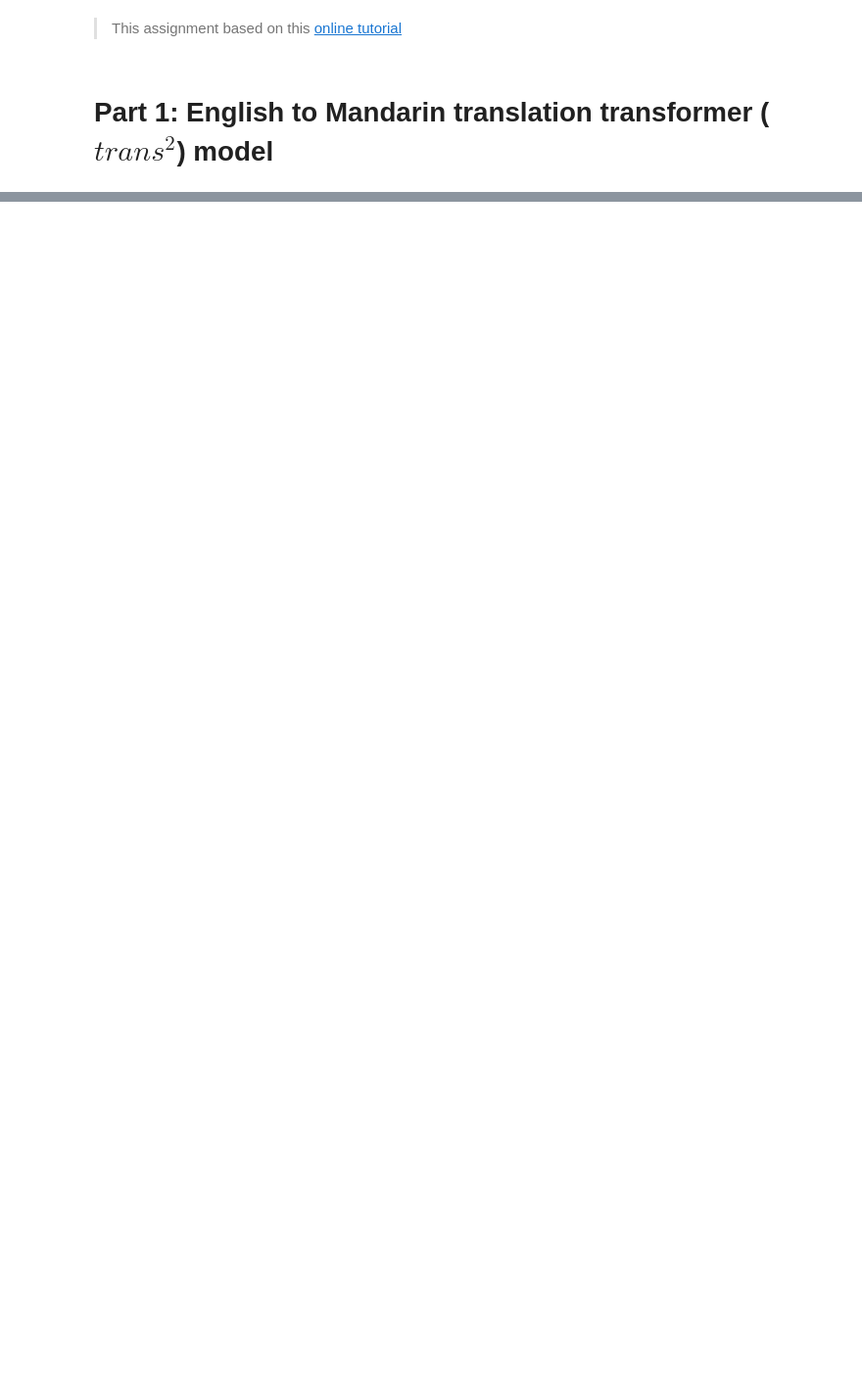
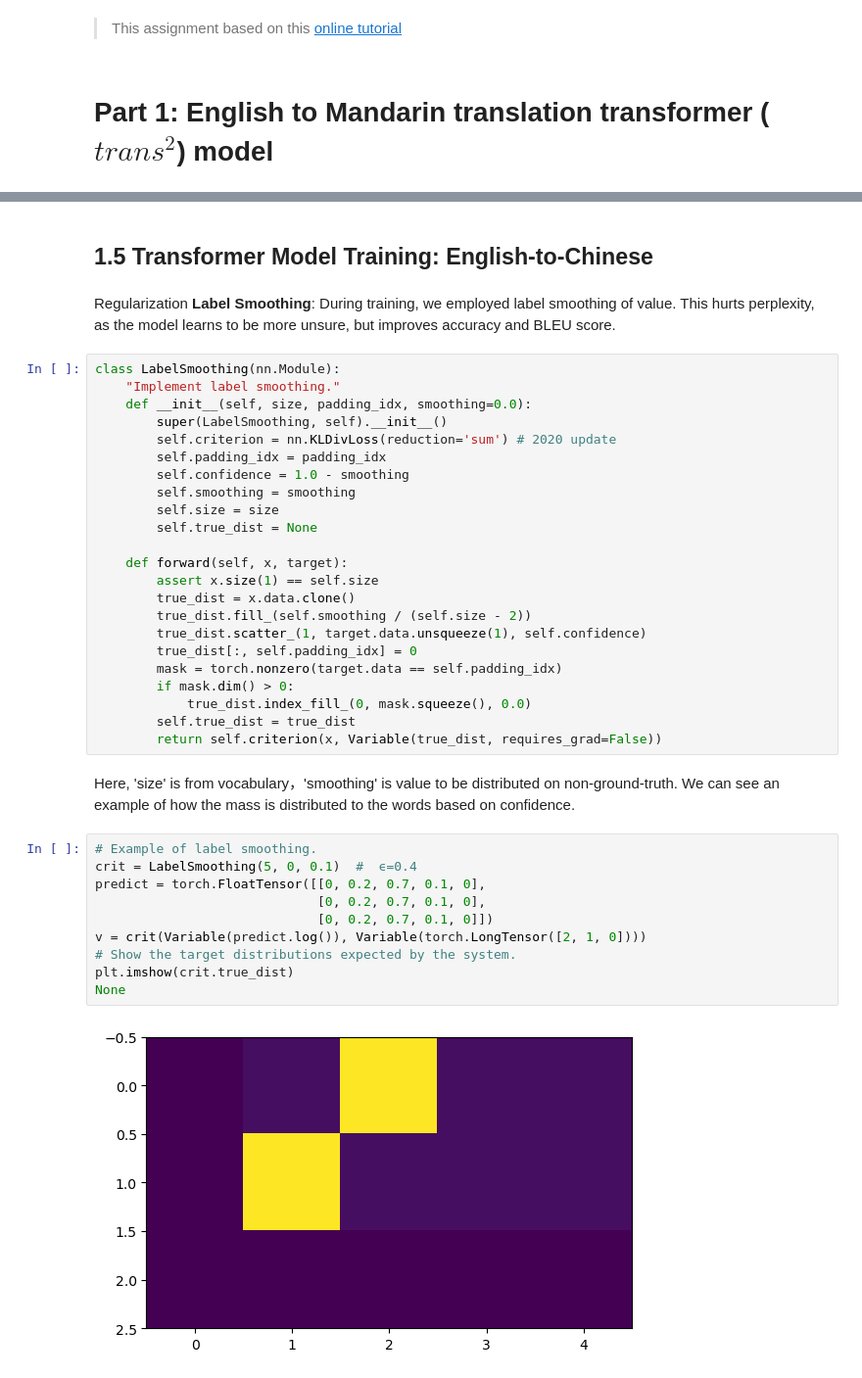
Before and after one commit to jona1115/trans2_encn, a Jupyter notebook: trans2_homework.ipynb, the cells around one changed output, grey strips where cells are left out. Shown at 98% size. Cells and saved outputs as stored; diff of their text form; blank space fills up the shorter version.

```diff
--- a/trans2_homework.ipynb
+++ b/trans2_homework.ipynb
@@ -108,0 +647,41 @@ DEVICE = torch.device("cuda" if torch.cuda.is_available() else "cpu")
+# %% [markdown]
+## 1.5 Transformer Model Training: English-to-Chinese
+# %% [markdown]
+Regularization **Label Smoothing**: During training, we employed label smoothing of value. This hurts perplexity, as the model learns to be more unsure, but improves accuracy and BLEU score.
+# %%
+class LabelSmoothing(nn.Module):
+    "Implement label smoothing."
+    def __init__(self, size, padding_idx, smoothing=0.0):
+        super(LabelSmoothing, self).__init__()
+        self.criterion = nn.KLDivLoss(reduction='sum') # 2020 update
+        self.padding_idx = padding_idx
+        self.confidence = 1.0 - smoothing
+        self.smoothing = smoothing
+        self.size = size
+        self.true_dist = None
+
+    def forward(self, x, target):
+        assert x.size(1) == self.size
+        true_dist = x.data.clone()
+        true_dist.fill_(self.smoothing / (self.size - 2))
+        true_dist.scatter_(1, target.data.unsqueeze(1), self.confidence)
+        true_dist[:, self.padding_idx] = 0
+        mask = torch.nonzero(target.data == self.padding_idx)
+        if mask.dim() > 0:
+            true_dist.index_fill_(0, mask.squeeze(), 0.0)
+        self.true_dist = true_dist
+        return self.criterion(x, Variable(true_dist, requires_grad=False))
+# %% [markdown]
+Here, 'size' is from vocabulary，'smoothing' is value to be distributed on non-ground-truth. We can see an example of how the mass is distributed to the words based on confidence.
+# %%
+# Example of label smoothing.
+crit = LabelSmoothing(5, 0, 0.1)  #  ϵ=0.4
+predict = torch.FloatTensor([[0, 0.2, 0.7, 0.1, 0],
+                             [0, 0.2, 0.7, 0.1, 0],
+                             [0, 0.2, 0.7, 0.1, 0]])
+v = crit(Variable(predict.log()), Variable(torch.LongTensor([2, 1, 0])))
+# Show the target distributions expected by the system.
+plt.imshow(crit.true_dist)
+None
+# %% [output]
+[figure, added]
```
Also changed, not shown: parts of 69 cells of this notebook, 1 other file.
